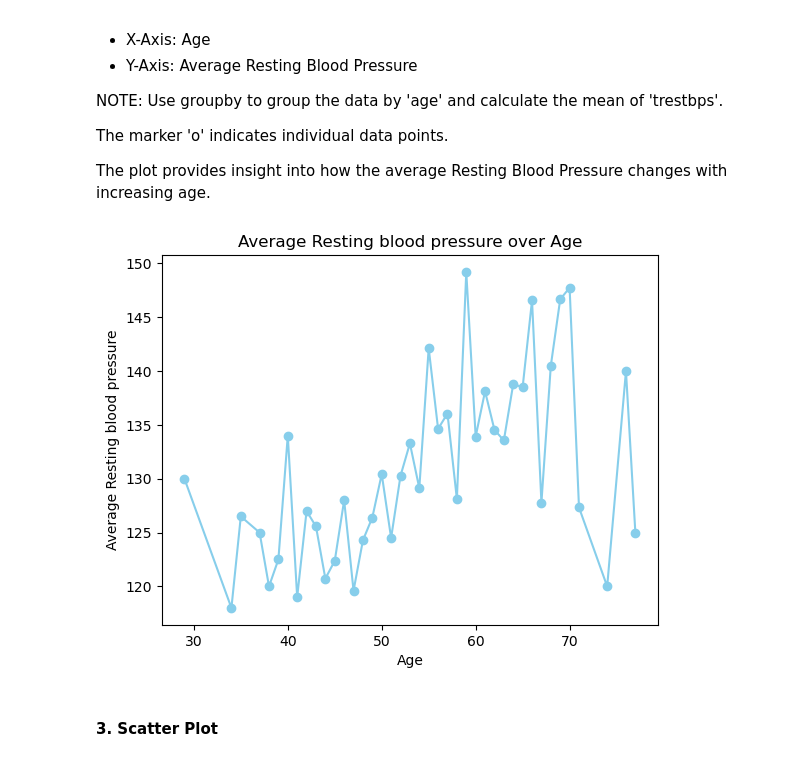
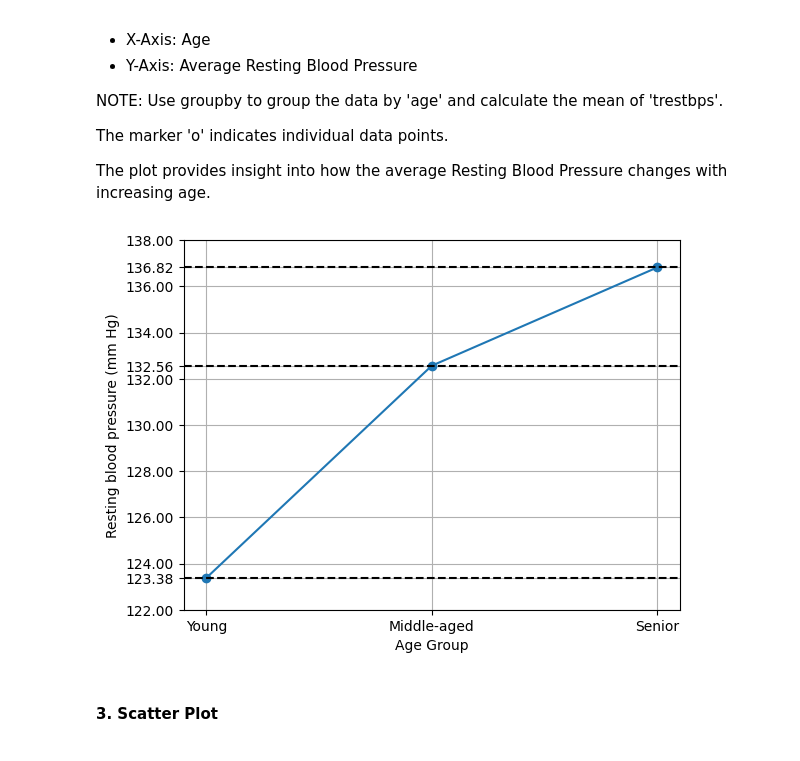
Before and after one commit to yassyass2/AiH-Group5, a Jupyter notebook: M3_A1_group5.ipynb, the cells around one changed output. Saved outputs shown, nothing was run; the diff lists cells and outputs as text; code cells hidden in the pictures.

```diff
--- a/M3_A1_group5.ipynb
+++ b/M3_A1_group5.ipynb
@@ -151,6 +191,7 @@ memory usage: 30.9 KB
 # %%
 # Drop duplicated rows
 # TODO
+df.drop_duplicates(inplace=True)
 # %%
 df.info()
 # %% [output]
@@ -205,3 +246,5 @@ bins : int, sequence of scalars, or IntervalIndex
 # %%
 # Create a new feature 'AgeGroup' based on the 'age' column with the following labels: 'Young', 'Middle-aged', 'Senior'. Learn how to use an int for bins parameter in the pd.cut() function to create the age groups.
 # TODO
+df['AgeGroup'] = pd.cut(df['age'], bins=3, labels=['Young', 'Middle-aged', 'Senior'], ordered=True)
+df.head()
@@ -209,9 +259,11 @@ bins : int, sequence of scalars, or IntervalIndex
 # Create a new feature 'HeartHealth' using the 'apply' function and the following conditions:
 # Conditions: Good if thalach > 150 and chol < 240, Poor otherwise
 # TODO
+df['HeartHealth'] = df.apply(lambda row: 'Good' if (row['thalach'] > 150) &( row['chol'] < 240) else 'Poor', axis=1)
 # %%
 # Create a new feature 'RiskFactor' using the following formula: RiskFactor = age * (chol + thalach)
 # TODO
+df['RiskFactor'] = df.apply(lambda row: row['age'] * (row['chol'] + row['thalach']), axis=1)
 # %%
 df.head()
 # %% [output]
@@ -270,18 +327,27 @@ The plot provides insight into how the average Resting Blood Pressure changes wi
 # %%
 # Draw a line plot of average 'trestbps' for each 'age' group
 
 # Data preparation
 # TODO
-
+group = df.groupby(by='AgeGroup')['trestbps'].mean()
+x = group.index
 # Call the plot function
 # TODO
-
+plt.plot(x, group, marker='o')
 # Additional customizations
 # TODO
+plt.xlabel('Age Group')
+plt.ylabel('Resting blood pressure (mm Hg)')
+for val in group.values:
+    plt.axhline(val, ls='--', color='black')
+
+plt.yticks(list(plt.yticks()[0]) + list(group.values))
+
+plt.grid()
 
 # TODO
 # %% [output]
-[figure, old version]
+[figure, new version]
 # %% [markdown]
 #### 3. Scatter Plot
 # %% [markdown]
```
Also changed, not shown: parts of 15 cells of this notebook.
